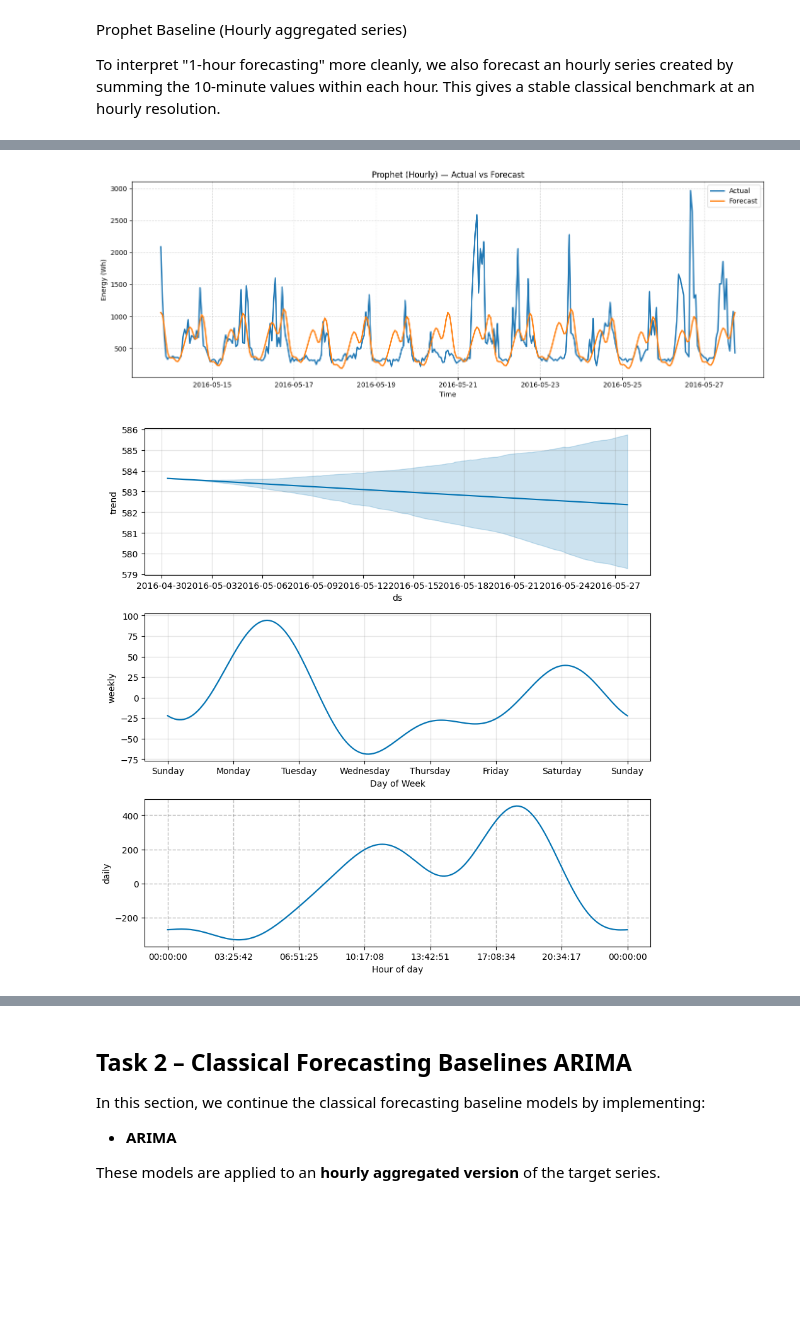
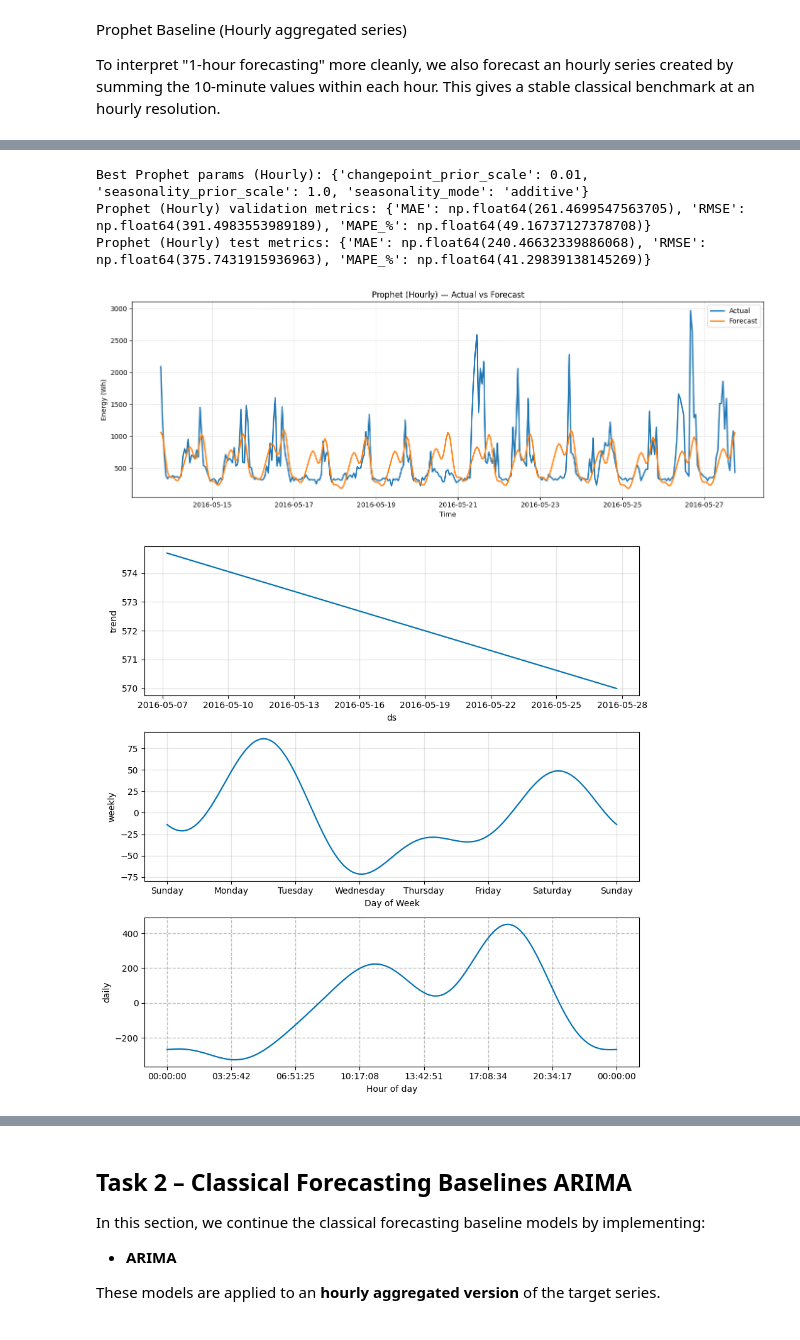
Before and after one commit to ibimohamed83/Data_Analytics_project, a Jupyter notebook: smart_home.ipynb, the cells around one changed output, grey strips where cells are left out. Drawn from its saved outputs; the diff is of its cells as text; code cells hidden in the pictures; blank space fills up the shorter version.

```diff
--- a/smart_home.ipynb
+++ b/smart_home.ipynb
@@ -898,7 +1361,7 @@ y_10min = df[TARGET].astype(float)
 
 # Create hourly aggregated series for ARIMA/SARIMA
 # Since Appliances is in Wh per 10 minutes, summing 6 intervals gives total Wh per hour
-y_hour = y_10min.resample("1h").sum()
+y_hour = y_10min.resample("1h").sum().dropna()
 
 print("10-min series length:", len(y_10min))
 print("Hourly series length:", len(y_hour))
@@ -912,24 +1385,32 @@ Hourly time range: 2016-01-11 17:00:00 -> 2016-05-27 18:00:00
 # %%
-def time_split(series, test_size=0.2):
-    split_idx = int(len(series) * (1 - test_size))
-    train = series.iloc[:split_idx]
-    test  = series.iloc[split_idx:]
-    return train, test
+# Time-based train / validation / test split
+def time_split_3way(series, train_size=0.70, val_size=0.15):
+    # Total number of observations in the time series
+    n = len(series)
+     # Compute the index where the training set ends
+    train_end = int(n * train_size)
+    val_end = int(n * (train_size + val_size))
 
+    train = series.iloc[:train_end]
+    val = series.iloc[train_end:val_end]
+    test = series.iloc[val_end:]
+
+    return train, val, test
+# Evaluation metrics
 def compute_metrics(y_true, y_pred):
     y_true = np.asarray(y_true)
     y_pred = np.asarray(y_pred)
 
     mae = np.mean(np.abs(y_true - y_pred))
     rmse = np.sqrt(np.mean((y_true - y_pred) ** 2))
+    # Mean Absolute Percentage Error
+    # EPS avoids division by zero when true values are very small or zero
     mape = np.mean(np.abs((y_true - y_pred) / np.maximum(np.abs(y_true), EPS))) * 100
 
     return {"MAE": mae, "RMSE": rmse, "MAPE_%": mape}
 
+# Plot actual vs predicted values for the last N days of the selected evaluation period.
 def plot_actual_vs_pred(test, pred, title, last_days=7):
-    """
-    Plots actual vs predicted values for the last N days of the test period.
-    """
     end = test.index.max()
     start = end - pd.Timedelta(days=last_days)
     idx = test.loc[start:end].index
@@ -1049,12 +1713,20 @@ Prophet Baseline (Hourly aggregated series)
 To interpret "1-hour forecasting" more cleanly, we also forecast an hourly series created by summing the 10-minute values within each hour.
 This gives a stable classical benchmark at an hourly resolution.
 # %%
-prophetH_model, prophetH_train, prophetH_test, prophetH_fc, prophetH_yhat, prophetH_metrics = prophet_fit_predict(
-    y_hour, test_size=TEST_SIZE, daily=True, weekly=True
+prophetH_model, prophetH_train, prophetH_val, prophetH_test, prophetH_fc, prophetH_yhat, prophetH_best_params, prophetH_val_metrics, prophetH_test_metrics = prophet_fit_predict(
+    y_hour, daily=True, weekly=True
 )
 
-prophetH_metrics
-plot_actual_vs_pred(prophetH_test, prophetH_yhat, "Prophet (Hourly) — Actual vs Forecast", last_days=14)
+print("Best Prophet params (Hourly):", prophetH_best_params)
+print("Prophet (Hourly) validation metrics:", prophetH_val_metrics)
+print("Prophet (Hourly) test metrics:", prophetH_test_metrics)
+
+plot_actual_vs_pred(
+    prophetH_test,
+    prophetH_yhat,
+    "Prophet (Hourly) — Actual vs Forecast",
+    last_days=14
+)
 
 prophetH_model.plot_components(prophetH_fc)
 plt.grid(True, linestyle="--", alpha=0.5)
@@ -1065,2 +1745,5 @@ plt.show()
+Best Prophet params (Hourly): {'changepoint_prior_scale': 0.01, 'seasonality_prior_scale': 1.0, 'seasonality_mode': 'additive'}
+Prophet (Hourly) validation metrics: {'MAE': np.float64(261.4699547563705), 'RMSE': np.float64(391.4983553989189), 'MAPE_%': np.float64(49.16737127378708)}
+Prophet (Hourly) test metrics: {'MAE': np.float64(240.46632339886068), 'RMSE': np.float64(375.7431915936963), 'MAPE_%': np.float64(41.29839138145269)}
 [figure]
-[figure, old version]
+[figure, new version]
```
Also changed, not shown: parts of 94 cells of this notebook.
